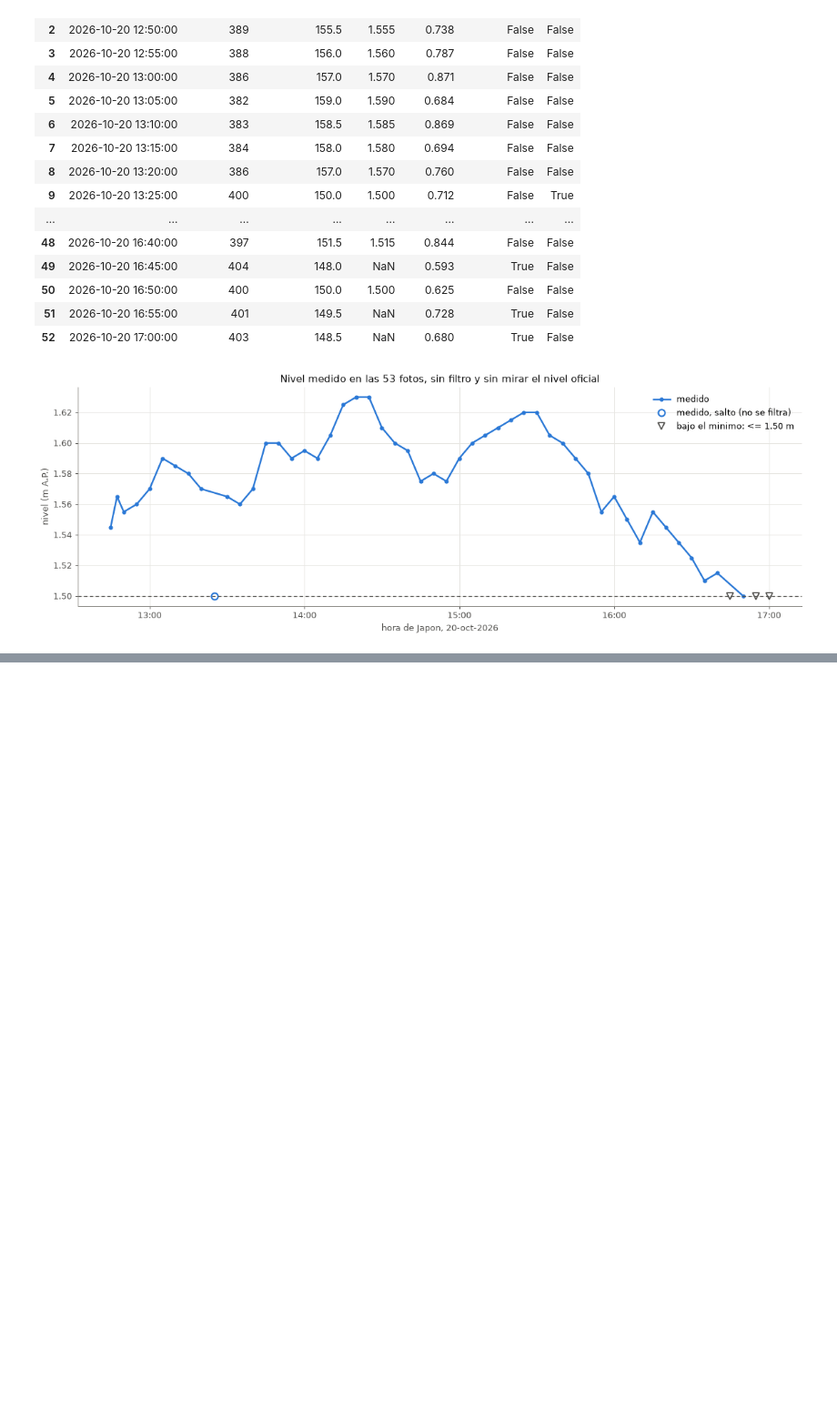
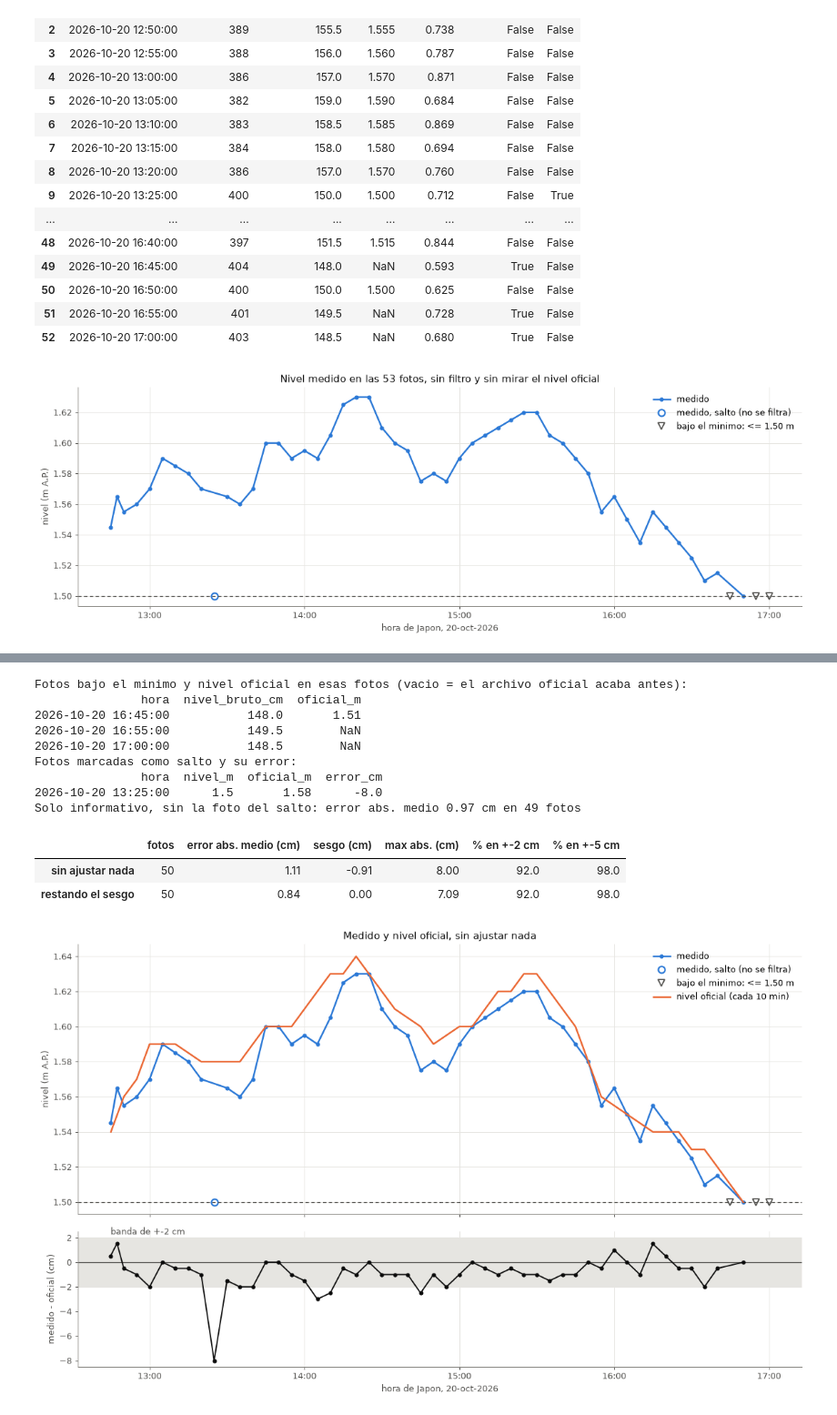
Before and after one commit to SCaballero427/medicion-de-nivel-en-canales-abiertos, a Jupyter notebook: 01_meguro_algoritmo_basico/01_meguro_algoritmo_basico.ipynb, the cells around one changed output, grey strips where cells are left out. Shown at 91% size. Drawn from its saved outputs; the diff is of its cells as text; code cells hidden in the pictures; blank space fills up the shorter version.

Commit message:
comparacion con el nivel oficial

```diff
--- a/01_meguro_algoritmo_basico/01_meguro_algoritmo_basico.ipynb
+++ b/01_meguro_algoritmo_basico/01_meguro_algoritmo_basico.ipynb
@@ -716,0 +728,60 @@ fotos 53 | con lectura 50 | bajo el minimo 3 | saltos 1 | parecido mediano 0.81
+# %%
+oficial = pd.read_csv(CSV_REFERENCIA)
+oficial["hora"] = pd.to_datetime(oficial.hora_jst, format="%Y/%m/%d %H:%M")
+oficial = oficial.sort_values("hora").drop_duplicates("hora")
+t0 = df.hora.min()
+seg_foto = (df.hora - t0).dt.total_seconds().values
+seg_ofi = (oficial.hora - t0).dt.total_seconds().values
+dentro = (seg_foto >= seg_ofi[0]) & (seg_foto <= seg_ofi[-1])
+df["oficial_m"] = np.where(dentro, np.interp(seg_foto, seg_ofi, oficial.nivel_interior_m_AP.values), np.nan)
+df["error_cm"] = 100 * (df.nivel_m - df.oficial_m)
+df.to_csv(CSV, index=False, float_format="%.4f")
+
+ok = df.nivel_m.notna() & df.oficial_m.notna()
+e = df.error_cm[ok].round(6)     # redondeado para que un error de 2.0 cm justos no quede fuera de +-2 cm por la coma flotante
+
+
+def resumen(e):
+    return {"fotos": len(e), "error abs. medio (cm)": e.abs().mean(), "sesgo (cm)": e.mean(), "max abs. (cm)": e.abs().max(),
+            "% en +-2 cm": 100 * (e.abs() <= 2).mean(), "% en +-5 cm": 100 * (e.abs() <= 5).mean()}
+
+
+tabla = pd.DataFrame([resumen(e), resumen(e - e.mean())], index=["sin ajustar nada", "restando el sesgo"]).round(2)
+
+fig, ax = plt.subplots(2, 1, figsize=(13, 8), sharex=True, gridspec_kw={"height_ratios": [2, 1]})
+dibujar_serie(ax[0])
+ax[0].plot(oficial.hora[(oficial.hora >= df.hora.min()) & (oficial.hora <= df.hora.max())],
+           oficial.nivel_interior_m_AP[(oficial.hora >= df.hora.min()) & (oficial.hora <= df.hora.max())],
+           "-", color=NARANJA, lw=2, label="nivel oficial (cada 10 min)")
+ax[0].legend(frameon=False, loc="upper right")
+ax[0].set_title("Medido y nivel oficial, sin ajustar nada", color=TINTA)
+ax[1].axhspan(-2, 2, color=REJILLA, zorder=0)
+ax[1].axhline(0, color=TINTA2, lw=1)
+ax[1].plot(df.hora[ok], e, "-o", color=TINTA, lw=1.5, ms=4)
+ax[1].set_ylabel("medido - oficial (cm)"); ax[1].set_xlabel("hora de Japon, 20-oct-2026")
+ax[1].text(df.hora.iloc[0], 2.1, "banda de +-2 cm", color=TINTA2, va="bottom")
+ax[1].grid(axis="x", color=REJILLA, lw=0.8); ax[1].set_axisbelow(True)
+ax[1].xaxis.set_major_formatter(mdates.DateFormatter("%H:%M")); ax[1].xaxis.set_major_locator(mdates.HourLocator())
+plt.tight_layout()
+plt.savefig(os.path.join(SALIDAS, "01_nivel.png"), dpi=130, facecolor="white")
+
+print("Fotos bajo el minimo y nivel oficial en esas fotos (vacio = el archivo oficial acaba antes):")
+print(df[df.bajo_minimo][["hora", "nivel_bruto_cm", "oficial_m"]].to_string(index=False))
+print("Fotos marcadas como salto y su error:")
+print(df[df.salto][["hora", "nivel_m", "oficial_m", "error_cm"]].to_string(index=False))
+print("Solo informativo, sin la foto del salto: error abs. medio %.2f cm en %d fotos" % (e[~df.salto[ok]].abs().mean(), (~df.salto[ok]).sum()))
+tabla
+# %% [output]
+Fotos bajo el minimo y nivel oficial en esas fotos (vacio = el archivo oficial acaba antes):
+               hora  nivel_bruto_cm  oficial_m
+2026-10-20 16:45:00           148.0       1.51
+2026-10-20 16:55:00           149.5        NaN
+2026-10-20 17:00:00           148.5        NaN
+Fotos marcadas como salto y su error:
+               hora  nivel_m  oficial_m  error_cm
+2026-10-20 13:25:00      1.5       1.58      -8.0
+Solo informativo, sin la foto del salto: error abs. medio 0.97 cm en 49 fotos
+|  | fotos | error abs. medio (cm) | sesgo (cm) | max abs. (cm) | % en +-2 cm | % en +-5 cm |
+| sin ajustar nada | 50 | 1.11 | -0.91 | 8.00 | 92.0 | 98.0 |
+| restando el sesgo | 50 | 0.84 | 0.00 | 7.09 | 92.0 | 98.0 |
+[figure, added]
```
Also changed, not shown: parts of 2 cells of this notebook, 1 other file.
